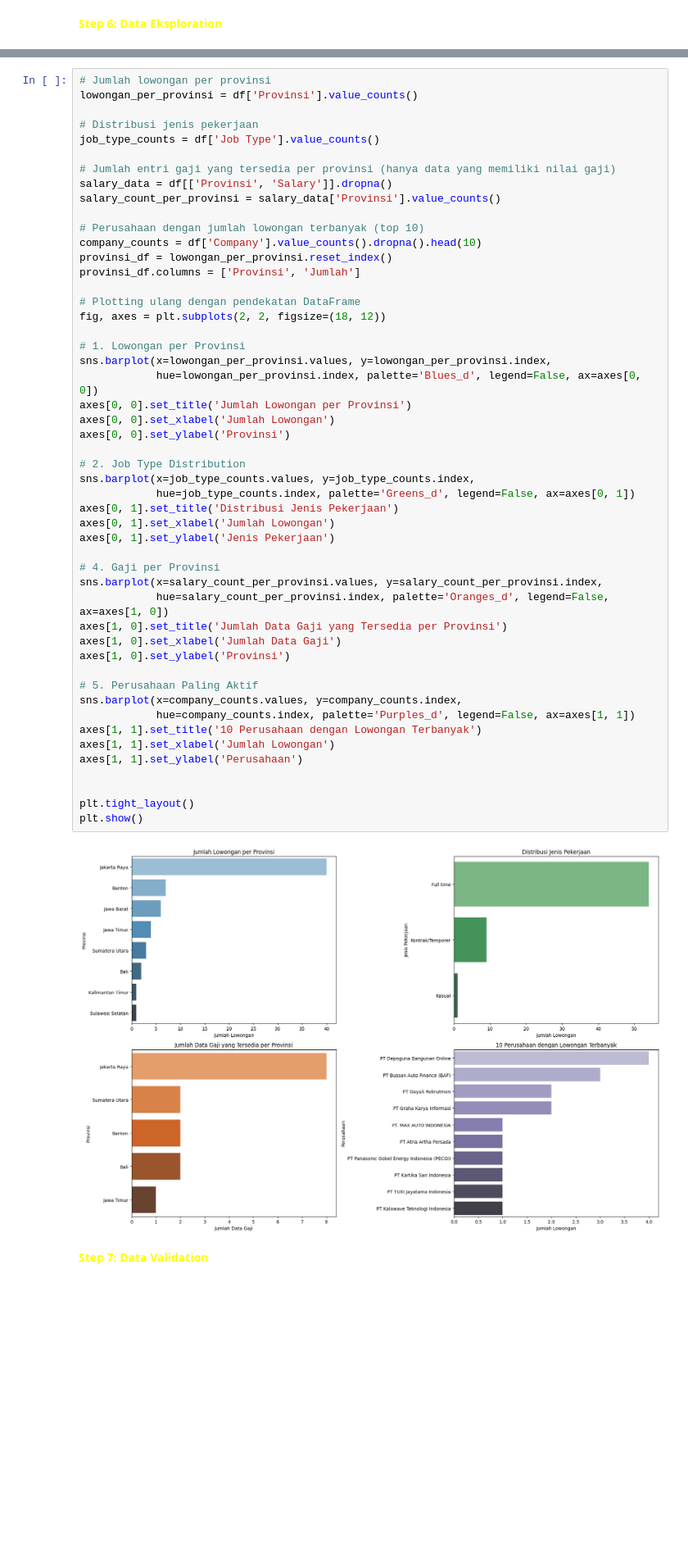
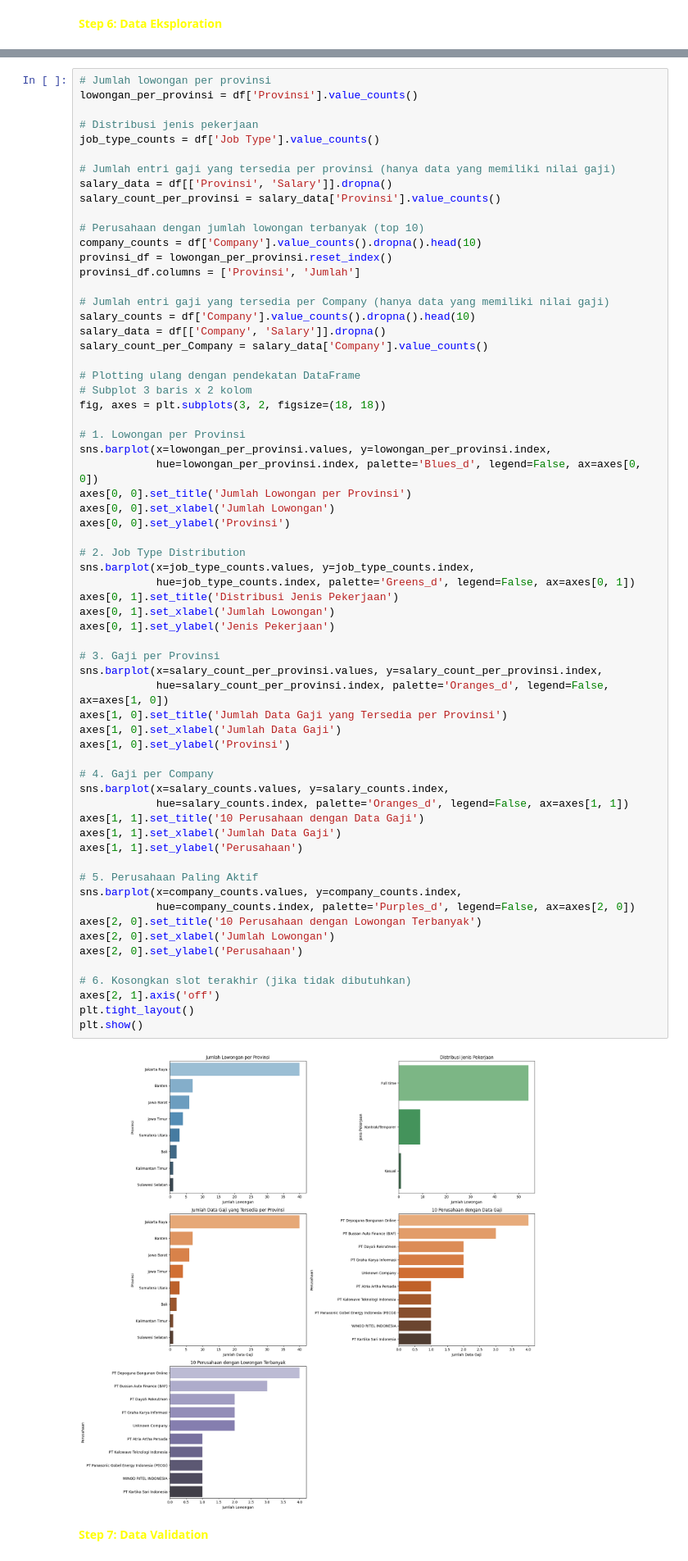
Before and after one commit to ilhamsaang/Tugas-Project-Data-Engineering, a Jupyter notebook: Tugas Data DBimbing_Ilham.ipynb, the cells around one changed output, grey strips where cells are left out. Shown at 82% size. Drawn from its saved outputs; the diff is of its cells as text; blank space fills up the shorter version.

Commit message:
update readme, add image for documentation, fixing code

```diff
--- a/Tugas Data DBimbing_Ilham.ipynb
+++ b/Tugas Data DBimbing_Ilham.ipynb
@@ -535,42 +535,56 @@ company_counts = df['Company'].value_counts().dropna().head(10)
 provinsi_df = lowongan_per_provinsi.reset_index()
 provinsi_df.columns = ['Provinsi', 'Jumlah']
 
+# Jumlah entri gaji yang tersedia per Company (hanya data yang memiliki nilai gaji)
+salary_counts = df['Company'].value_counts().dropna().head(10)
+salary_data = df[['Company', 'Salary']].dropna()
+salary_count_per_Company = salary_data['Company'].value_counts()
+
 # Plotting ulang dengan pendekatan DataFrame
-fig, axes = plt.subplots(2, 2, figsize=(18, 12))
+# Subplot 3 baris x 2 kolom
+fig, axes = plt.subplots(3, 2, figsize=(18, 18))
 
 # 1. Lowongan per Provinsi
 sns.barplot(x=lowongan_per_provinsi.values, y=lowongan_per_provinsi.index,
             hue=lowongan_per_provinsi.index, palette='Blues_d', legend=False, ax=axes[0, 0])
 axes[0, 0].set_title('Jumlah Lowongan per Provinsi')
 axes[0, 0].set_xlabel('Jumlah Lowongan')
 axes[0, 0].set_ylabel('Provinsi')
 
 # 2. Job Type Distribution
 sns.barplot(x=job_type_counts.values, y=job_type_counts.index,
             hue=job_type_counts.index, palette='Greens_d', legend=False, ax=axes[0, 1])
 axes[0, 1].set_title('Distribusi Jenis Pekerjaan')
 axes[0, 1].set_xlabel('Jumlah Lowongan')
 axes[0, 1].set_ylabel('Jenis Pekerjaan')
 
-# 4. Gaji per Provinsi
+# 3. Gaji per Provinsi
 sns.barplot(x=salary_count_per_provinsi.values, y=salary_count_per_provinsi.index,
             hue=salary_count_per_provinsi.index, palette='Oranges_d', legend=False, ax=axes[1, 0])
 axes[1, 0].set_title('Jumlah Data Gaji yang Tersedia per Provinsi')
 axes[1, 0].set_xlabel('Jumlah Data Gaji')
 axes[1, 0].set_ylabel('Provinsi')
 
+# 4. Gaji per Company
+sns.barplot(x=salary_counts.values, y=salary_counts.index,
+            hue=salary_counts.index, palette='Oranges_d', legend=False, ax=axes[1, 1])
+axes[1, 1].set_title('10 Perusahaan dengan Data Gaji')
+axes[1, 1].set_xlabel('Jumlah Data Gaji')
+axes[1, 1].set_ylabel('Perusahaan')
+
 # 5. Perusahaan Paling Aktif
 sns.barplot(x=company_counts.values, y=company_counts.index,
-            hue=company_counts.index, palette='Purples_d', legend=False, ax=axes[1, 1])
-axes[1, 1].set_title('10 Perusahaan dengan Lowongan Terbanyak')
-axes[1, 1].set_xlabel('Jumlah Lowongan')
-axes[1, 1].set_ylabel('Perusahaan')
+            hue=company_counts.index, palette='Purples_d', legend=False, ax=axes[2, 0])
+axes[2, 0].set_title('10 Perusahaan dengan Lowongan Terbanyak')
+axes[2, 0].set_xlabel('Jumlah Lowongan')
+axes[2, 0].set_ylabel('Perusahaan')
 
-
+# 6. Kosongkan slot terakhir (jika tidak dibutuhkan)
+axes[2, 1].axis('off')
 plt.tight_layout()
 plt.show()
 # %% [output]
-[figure, old version]
+[figure, new version]
 # %% [markdown]
 **<Span style="Color: Yellow">Step 7: Data Validation</Span>**
 # %%
```
Also changed, not shown: parts of 1 cell of this notebook, 4 other files.
